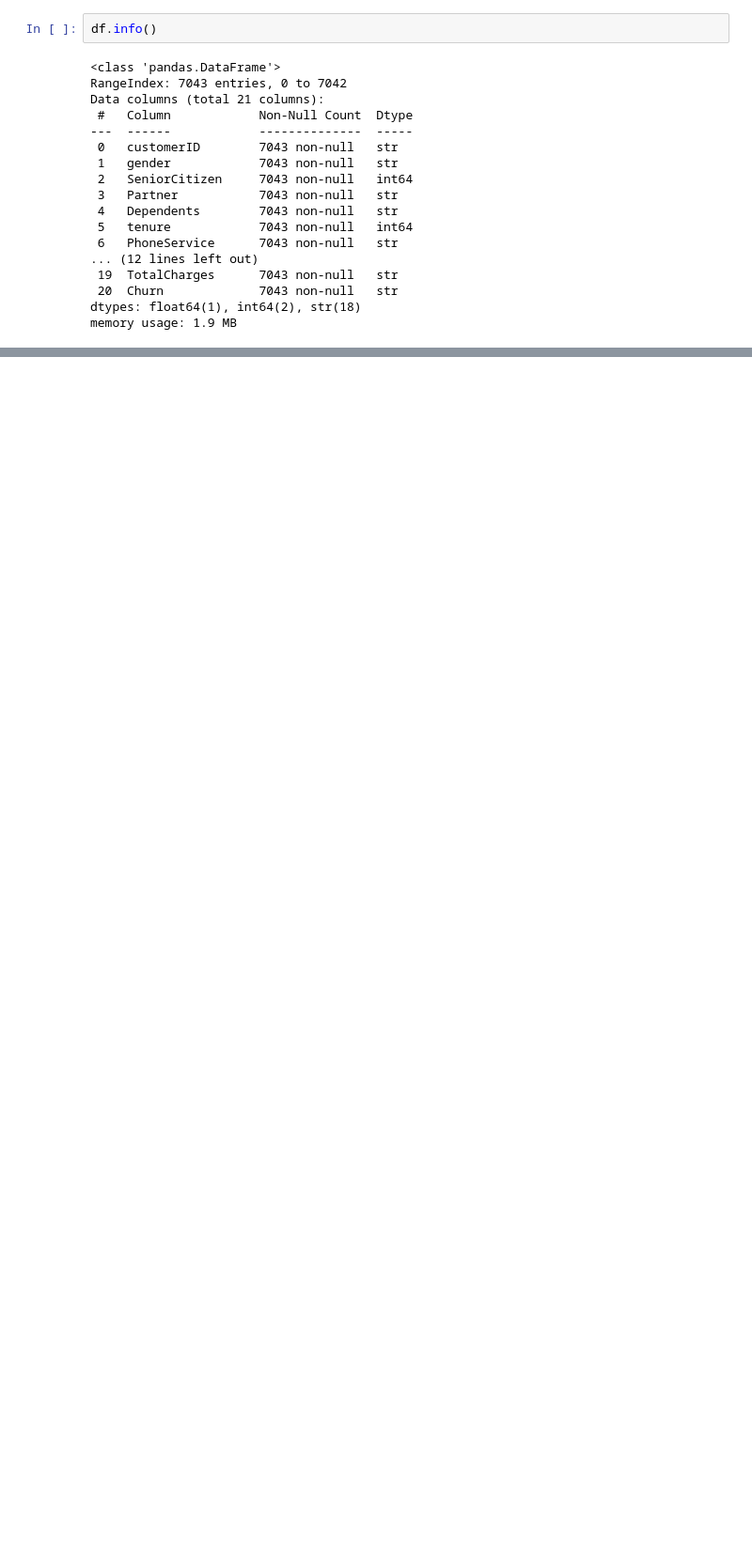
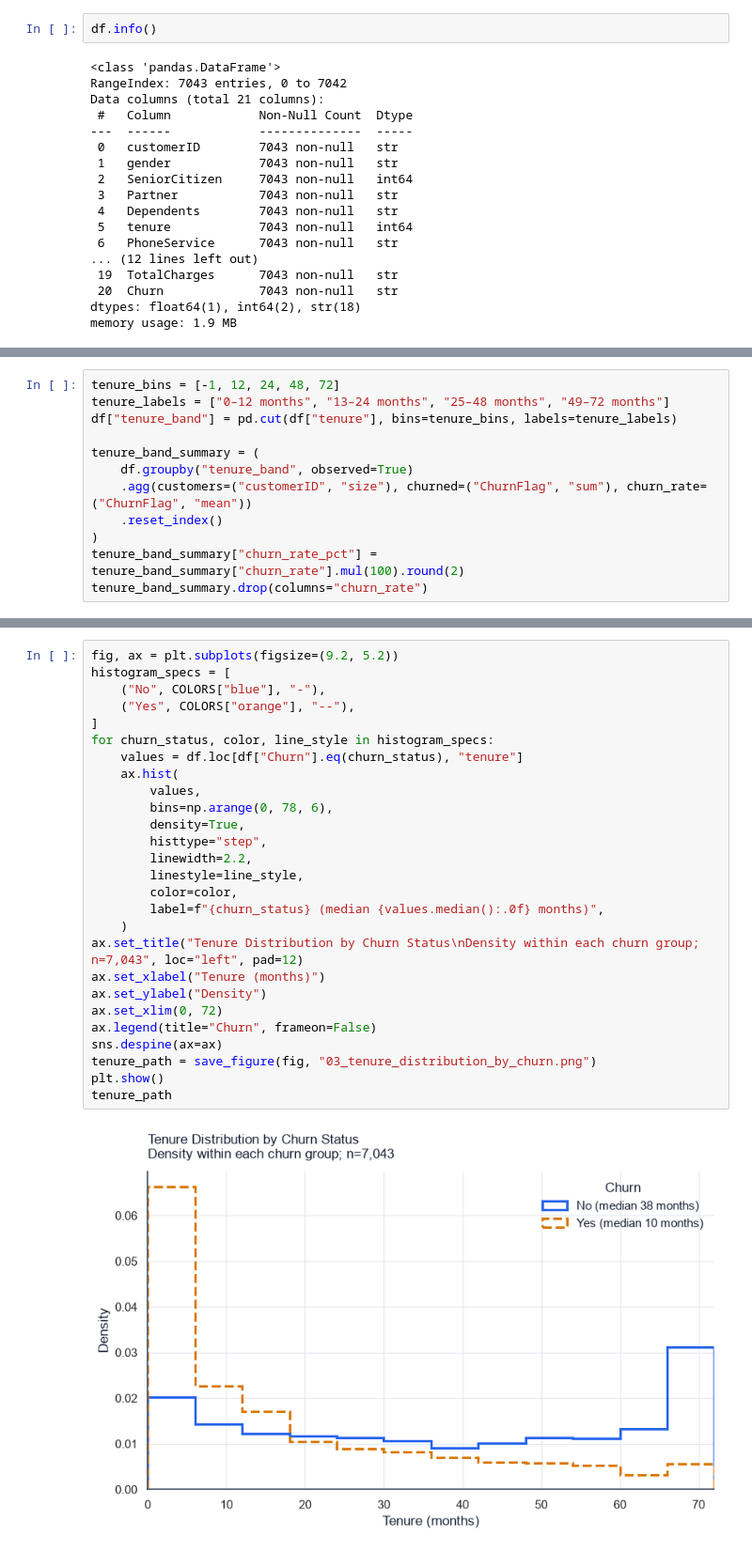
Before and after one commit to ThomasAquinas14/churnsense, a Jupyter notebook: notebooks/01_eda.ipynb, the cells around one changed output, grey strips where cells are left out. Shown at 94% size. Saved outputs shown, nothing was run; the diff lists cells and outputs as text; blank space fills up the shorter version.

```diff
--- a/notebooks/01_eda.ipynb
+++ b/notebooks/01_eda.ipynb
@@ -84,0 +315,12 @@ Session 2 will extend this notebook with exploratory analysis, charts, business
+# %%
+tenure_bins = [-1, 12, 24, 48, 72]
+tenure_labels = ["0–12 months", "13–24 months", "25–48 months", "49–72 months"]
+df["tenure_band"] = pd.cut(df["tenure"], bins=tenure_bins, labels=tenure_labels)
+
+tenure_band_summary = (
+    df.groupby("tenure_band", observed=True)
+    .agg(customers=("customerID", "size"), churned=("ChurnFlag", "sum"), churn_rate=("ChurnFlag", "mean"))
+    .reset_index()
+)
+tenure_band_summary["churn_rate_pct"] = tenure_band_summary["churn_rate"].mul(100).round(2)
+tenure_band_summary.drop(columns="churn_rate")
@@ -84,0 +335,29 @@ Session 2 will extend this notebook with exploratory analysis, charts, business
+# %%
+fig, ax = plt.subplots(figsize=(9.2, 5.2))
+histogram_specs = [
+    ("No", COLORS["blue"], "-"),
+    ("Yes", COLORS["orange"], "--"),
+]
+for churn_status, color, line_style in histogram_specs:
+    values = df.loc[df["Churn"].eq(churn_status), "tenure"]
+    ax.hist(
+        values,
+        bins=np.arange(0, 78, 6),
+        density=True,
+        histtype="step",
+        linewidth=2.2,
+        linestyle=line_style,
+        color=color,
+        label=f"{churn_status} (median {values.median():.0f} months)",
+    )
+ax.set_title("Tenure Distribution by Churn Status\nDensity within each churn group; n=7,043", loc="left", pad=12)
+ax.set_xlabel("Tenure (months)")
+ax.set_ylabel("Density")
+ax.set_xlim(0, 72)
+ax.legend(title="Churn", frameon=False)
+sns.despine(ax=ax)
+tenure_path = save_figure(fig, "03_tenure_distribution_by_churn.png")
+plt.show()
+tenure_path
+# %% [output]
+[figure, added]
```
Also changed, not shown: parts of 49 cells of this notebook, 9 other files.
